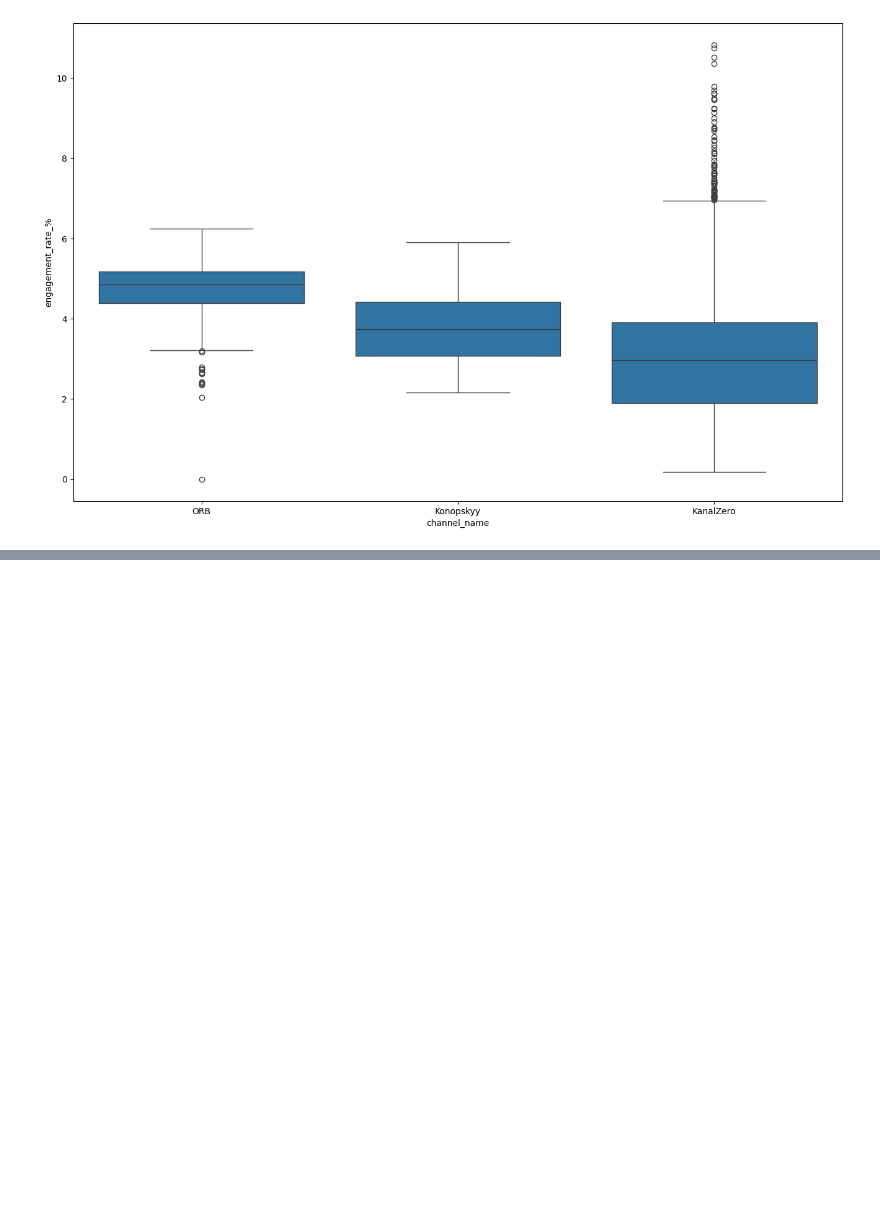
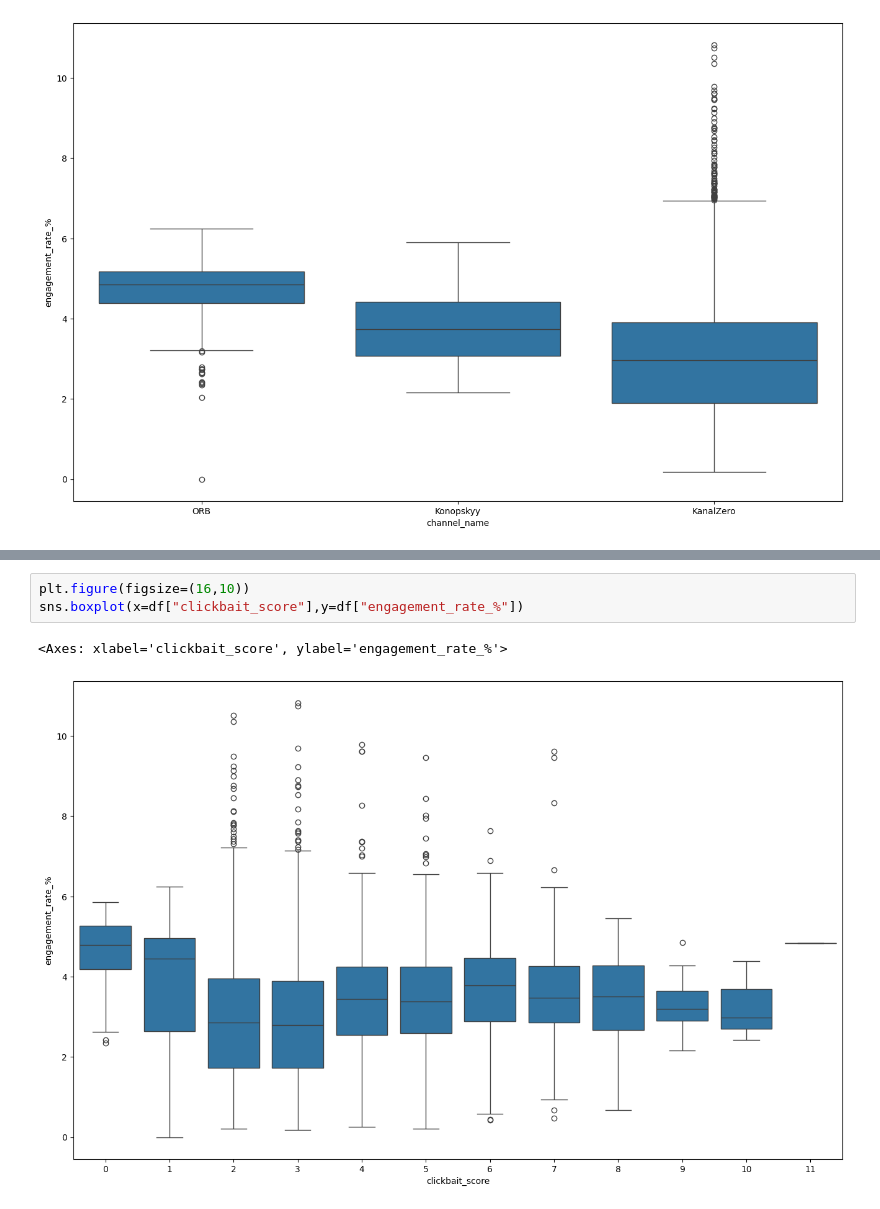
Before and after one commit to KAja278/projekt_analiza_danych_python, a Jupyter notebook: notebooks/wizualizacja_danych_kaja.ipynb, the cells around one changed output, grey strips where cells are left out. Drawn from its saved outputs; the diff is of its cells as text; blank space fills up the shorter version.

```diff
--- a/notebooks/wizualizacja_danych_kaja.ipynb
+++ b/notebooks/wizualizacja_danych_kaja.ipynb
@@ -198,0 +207,6 @@ sns.boxplot(y=df['engagement_rate_%'],x=df['channel_name'])
+# %%
+plt.figure(figsize=(16,10))
+sns.boxplot(x=df["clickbait_score"],y=df["engagement_rate_%"])
+# %% [output]
+<Axes: xlabel='clickbait_score', ylabel='engagement_rate_%'>
+[figure, added]
```
Also changed, not shown: parts of 10 cells of this notebook, 1 other file.
